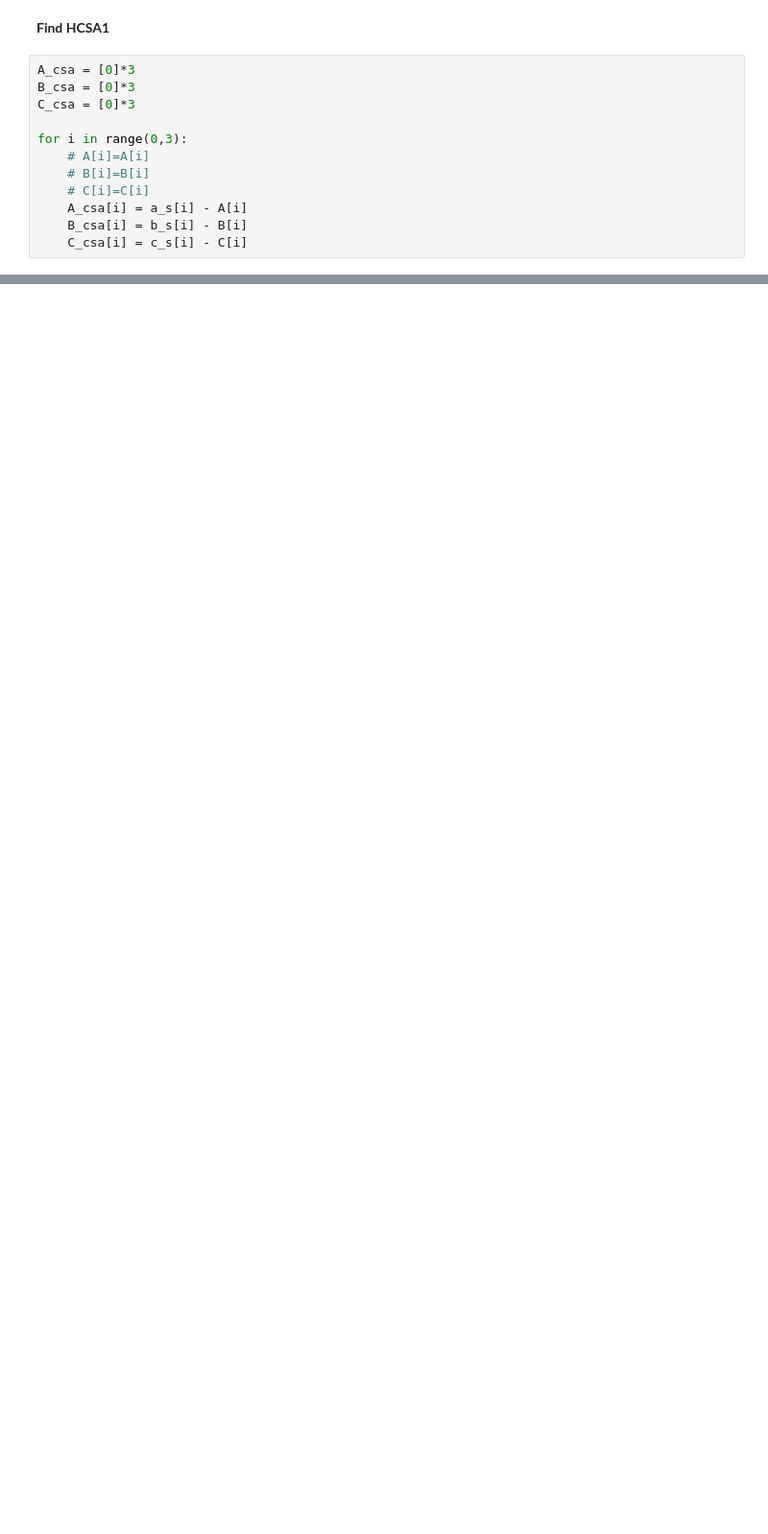
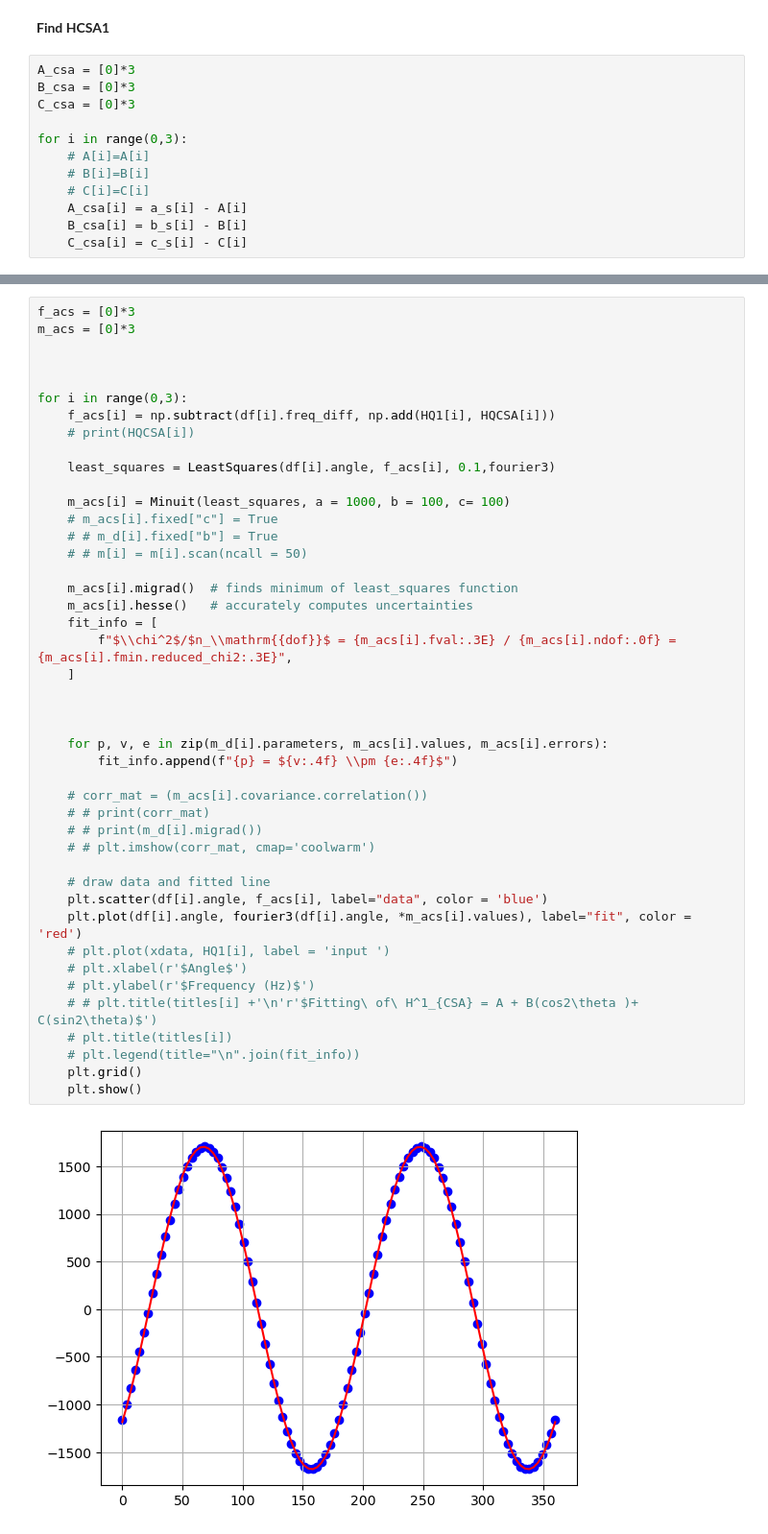
Before and after one commit to AstrobioShiva/Script_project, a Jupyter notebook: fitting_B11.ipynb, the cells around one changed output, grey strips where cells are left out. Shown: that part at 96% size. Saved outputs shown, nothing was run; the diff lists cells and outputs as text; blank space fills up the shorter version.

```diff
--- a/fitting_B11.ipynb
+++ b/fitting_B11.ipynb
@@ -468,0 +515,46 @@ Qeta           0.839922          0.84       0.00931227
+# %%
+f_acs = [0]*3
+m_acs = [0]*3
+
+
+
+for i in range(0,3):
+    f_acs[i] = np.subtract(df[i].freq_diff, np.add(HQ1[i], HQCSA[i]))
+    # print(HQCSA[i])
+
+    least_squares = LeastSquares(df[i].angle, f_acs[i], 0.1,fourier3)
+
+    m_acs[i] = Minuit(least_squares, a = 1000, b = 100, c= 100)
+    # m_acs[i].fixed["c"] = True
+    # # m_d[i].fixed["b"] = True
+    # # m[i] = m[i].scan(ncall = 50)
+
+    m_acs[i].migrad()  # finds minimum of least_squares function
+    m_acs[i].hesse()   # accurately computes uncertainties
+    fit_info = [
+        f"$\\chi^2$/$n_\\mathrm{{dof}}$ = {m_acs[i].fval:.3E} / {m_acs[i].ndof:.0f} = {m_acs[i].fmin.reduced_chi2:.3E}",
+    ]
+
+
+
+    for p, v, e in zip(m_d[i].parameters, m_acs[i].values, m_acs[i].errors):
+        fit_info.append(f"{p} = ${v:.4f} \\pm {e:.4f}$")
+
+    # corr_mat = (m_acs[i].covariance.correlation())
+    # # print(corr_mat)
+    # # print(m_d[i].migrad())
+    # # plt.imshow(corr_mat, cmap='coolwarm')
+
+    # draw data and fitted line
+    plt.scatter(df[i].angle, f_acs[i], label="data", color = 'blue')
+    plt.plot(df[i].angle, fourier3(df[i].angle, *m_acs[i].values), label="fit", color = 'red')
+    # plt.plot(xdata, HQ1[i], label = 'input ')
+    # plt.xlabel(r'$Angle$')
+    # plt.ylabel(r'$Frequency (Hz)$')
+    # # plt.title(titles[i] +'\n'r'$Fitting\ of\ H^1_{CSA} = A + B(cos2\theta )+ C(sin2\theta)$')
+    # plt.title(titles[i])
+    # plt.legend(title="\n".join(fit_info))
+    plt.grid()
+    plt.show()
+# %% [output]
+[figure, added]
```
Also changed, not shown: parts of 22 cells of this notebook, 2 other files.
